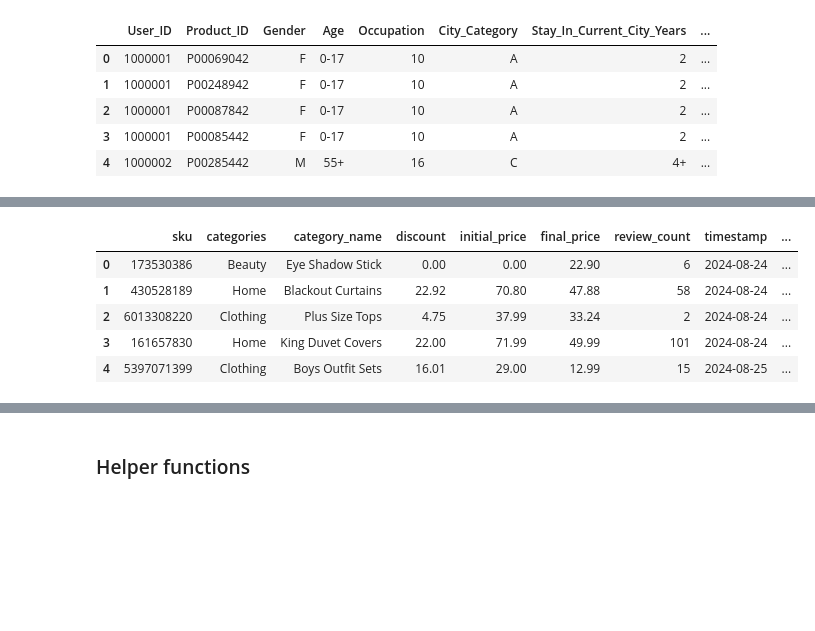
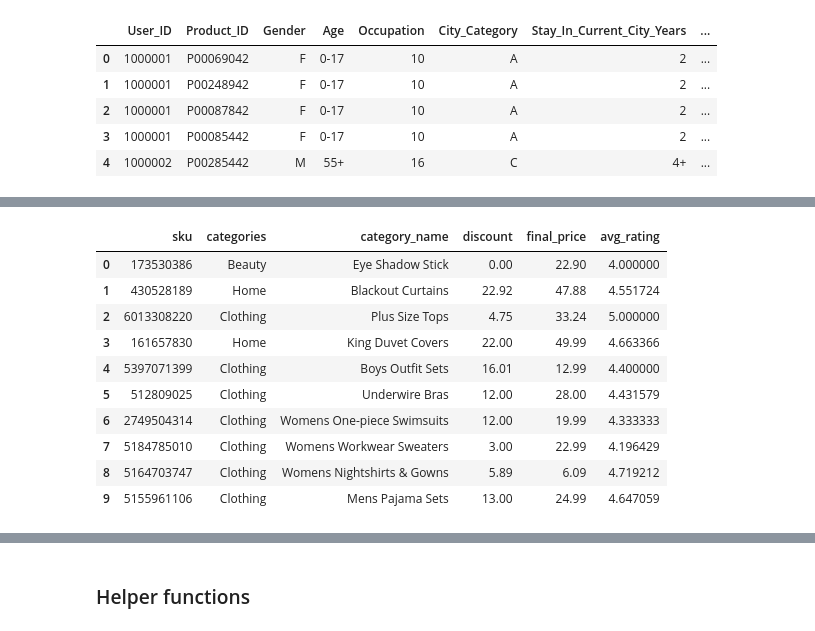
Before and after one commit to PannawatChauychoo/E_commerce_data_pipeline, a Jupyter notebook: walmart_EDA/EDA_scripts/EDA.ipynb, the cells around one changed output, grey strips where cells are left out. Cells and saved outputs as stored; diff of their text form; code cells hidden in the pictures; blank space fills up the shorter version.

```diff
--- a/walmart_EDA/EDA_scripts/EDA.ipynb
+++ b/walmart_EDA/EDA_scripts/EDA.ipynb
@@ -415,40 +413,44 @@ df_commerce_analysis.head()
 # %%
 #Filtering and cleaning the product df
-cols = ['sku', 'categories', 'category_name', 'discount', 'initial_price', 'final_price', 'rating_stars', 'review_count', 'timestamp']
+cols = ['sku', 'categories', 'category_name', 'discount', 'final_price', 'rating_stars']
 df_products_analysis = df_products[cols]
 df_products_analysis.fillna(0, inplace=True)
-df_products_analysis['timestamp'] = pd.to_datetime(df_products_analysis['timestamp'])
 df_products_analysis['categories'] = df_products_analysis['categories'].apply(lambda x: eval(x)[0])
 df_products_analysis['discount'] = df_products_analysis['discount'].apply(lambda x: float(str(x)[1:] if x else 0))
 
 def avg_rating(dict_str):
     rating_dict = eval(dict_str)
     if len(rating_dict) == 0:
         return 0
     else:
         count = sum(rating_dict.values())
         total = 0
         for k, v in rating_dict.items():
             if k == 'five_stars':
                 total += v * 5
             elif k == 'four_stars':
                 total += v * 4
             elif k == 'three_stars':
                 total += v * 3
             elif k == 'two_stars':
                 total += v * 2
             elif k == 'one_star':
                 total += v * 1
         return total / count
 
 df_products_analysis['avg_rating'] = df_products_analysis['rating_stars'].apply(avg_rating)
 df_products_analysis.drop(columns=['rating_stars'], axis = 1, inplace=True)
 df_products_analysis.to_csv('../../Data_source/Walmart_products.csv')
-df_products_analysis.head()
+df_products_analysis.head(10)
 # %% [output]
-|  | sku | categories | category_name | discount | initial_price | final_price | review_count | timestamp | ... |
-| 0 | 173530386 | Beauty | Eye Shadow Stick | 0.00 | 0.00 | 22.90 | 6 | 2024-08-24 | ... |
-| 1 | 430528189 | Home | Blackout Curtains | 22.92 | 70.80 | 47.88 | 58 | 2024-08-24 | ... |
-| 2 | 6013308220 | Clothing | Plus Size Tops | 4.75 | 37.99 | 33.24 | 2 | 2024-08-24 | ... |
-| 3 | 161657830 | Home | King Duvet Covers | 22.00 | 71.99 | 49.99 | 101 | 2024-08-24 | ... |
-| 4 | 5397071399 | Clothing | Boys Outfit Sets | 16.01 | 29.00 | 12.99 | 15 | 2024-08-25 | ... |
+|  | sku | categories | category_name | discount | final_price | avg_rating |
+| 0 | 173530386 | Beauty | Eye Shadow Stick | 0.00 | 22.90 | 4.000000 |
+| 1 | 430528189 | Home | Blackout Curtains | 22.92 | 47.88 | 4.551724 |
+| 2 | 6013308220 | Clothing | Plus Size Tops | 4.75 | 33.24 | 5.000000 |
+| 3 | 161657830 | Home | King Duvet Covers | 22.00 | 49.99 | 4.663366 |
+| 4 | 5397071399 | Clothing | Boys Outfit Sets | 16.01 | 12.99 | 4.400000 |
+| 5 | 512809025 | Clothing | Underwire Bras | 12.00 | 28.00 | 4.431579 |
+| 6 | 2749504314 | Clothing | Womens One-piece Swimsuits | 12.00 | 19.99 | 4.333333 |
+| 7 | 5184785010 | Clothing | Womens Workwear Sweaters | 3.00 | 22.99 | 4.196429 |
+| 8 | 5164703747 | Clothing | Womens Nightshirts & Gowns | 5.89 | 6.09 | 4.719212 |
+| 9 | 5155961106 | Clothing | Mens Pajama Sets | 13.00 | 24.99 | 4.647059 |
```
Also changed, not shown: parts of 4 cells of this notebook, 1 other file.
